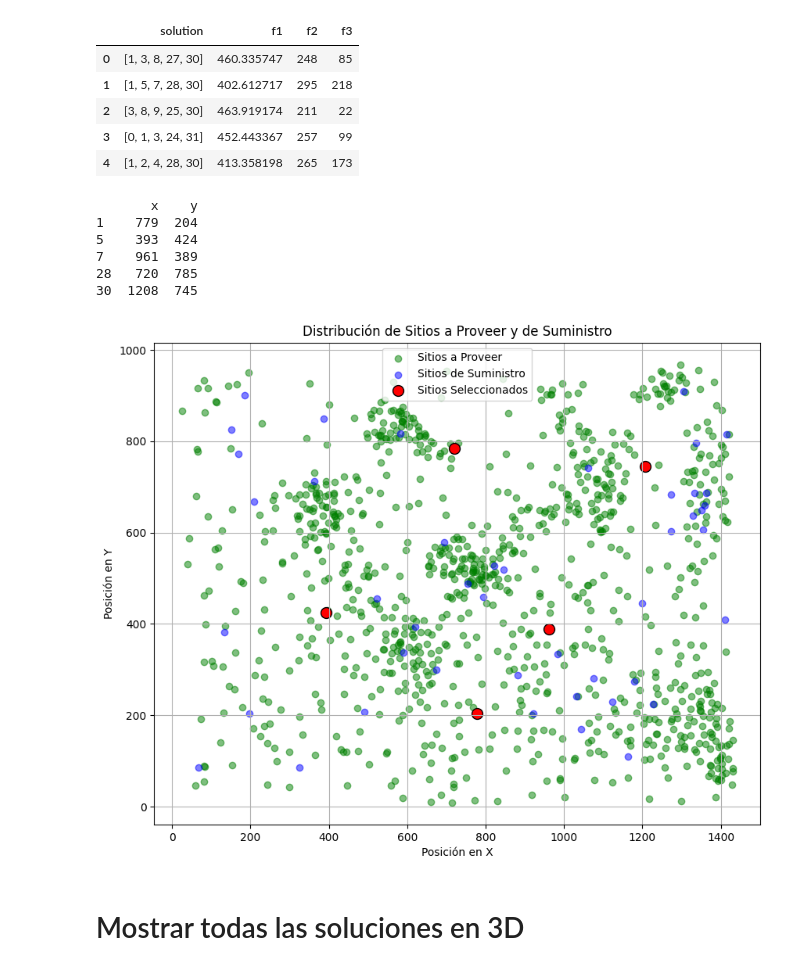
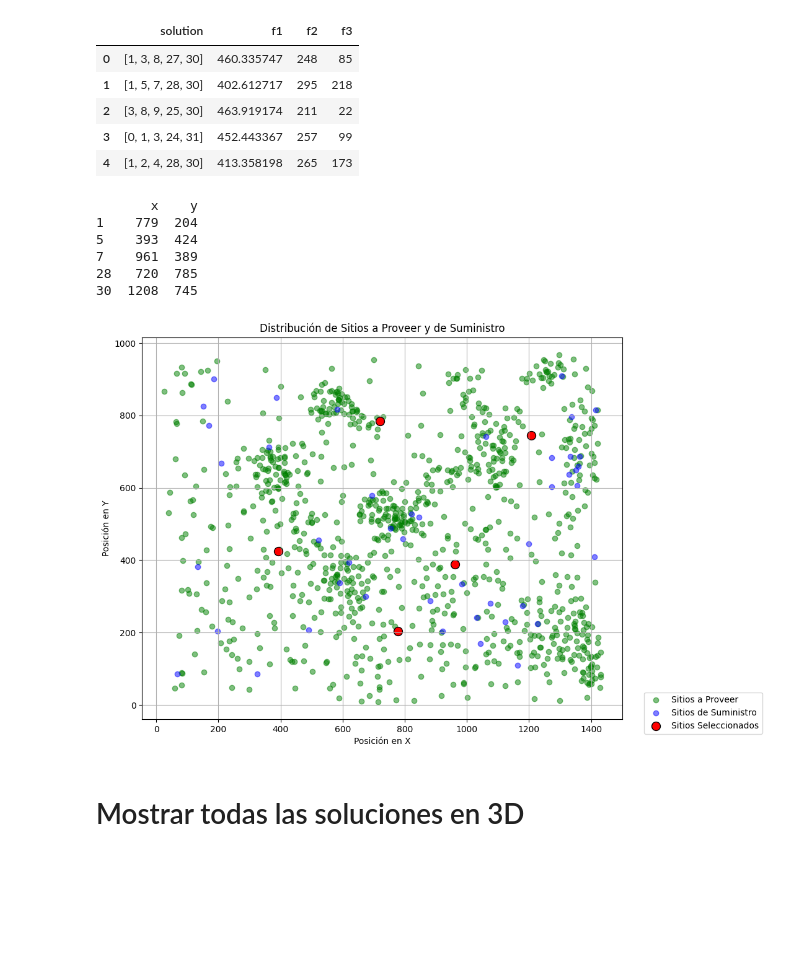
Before and after one commit to Manumrm8/TFM_optimization, a Jupyter notebook: visualization.ipynb, the cells around one changed output. Saved outputs shown, nothing was run; the diff lists cells and outputs as text; code cells hidden in the pictures; blank space fills up the shorter version.

Commit message:
cambio visualizacion

```diff
--- a/visualization.ipynb
+++ b/visualization.ipynb
@@ -59,35 +59,38 @@ solution=[1, 5, 7, 28, 30]
 sitios_seleccionados = df_sitios_de_suministro.iloc[solution]
 
 print(sitios_seleccionados)
 
 plt.figure(figsize=(10, 8))
 
 # Sitios a proveer
 plt.scatter(df_sitios_a_proveer['x'], df_sitios_a_proveer['y'], color='green', label='Sitios a Proveer', alpha=0.5)
 
 # Sitios de suministro
 plt.scatter(df_sitios_de_suministro['x'], df_sitios_de_suministro['y'], color='blue', label='Sitios de Suministro', alpha=0.5)
 
 # Sitios seleccionados en rojo
 plt.scatter(sitios_seleccionados['x'], sitios_seleccionados['y'], color='red', label='Sitios Seleccionados', edgecolors='black', s=100)
 
 # Configurar etiquetas y leyenda
 plt.xlabel('Posición en X')
 plt.ylabel('Posición en Y')
 plt.title('Distribución de Sitios a Proveer y de Suministro')
-plt.legend()
+
+# Leyenda fuera del gráfico, abajo a la derecha
+plt.legend(loc='lower right', bbox_to_anchor=(1.3, -0.05))  # Ajusta el bbox_to_anchor si es necesario
+
 plt.grid(True)
 
 # Mostrar el gráfico
 plt.show()
 # %% [output]
        x    y
 1    779  204
 5    393  424
 7    961  389
 28   720  785
 30  1208  745
-[figure, old version]
+[figure, new version]
 # %% [markdown]
 # Mostrar todas las soluciones en 3D
 # %%
```
